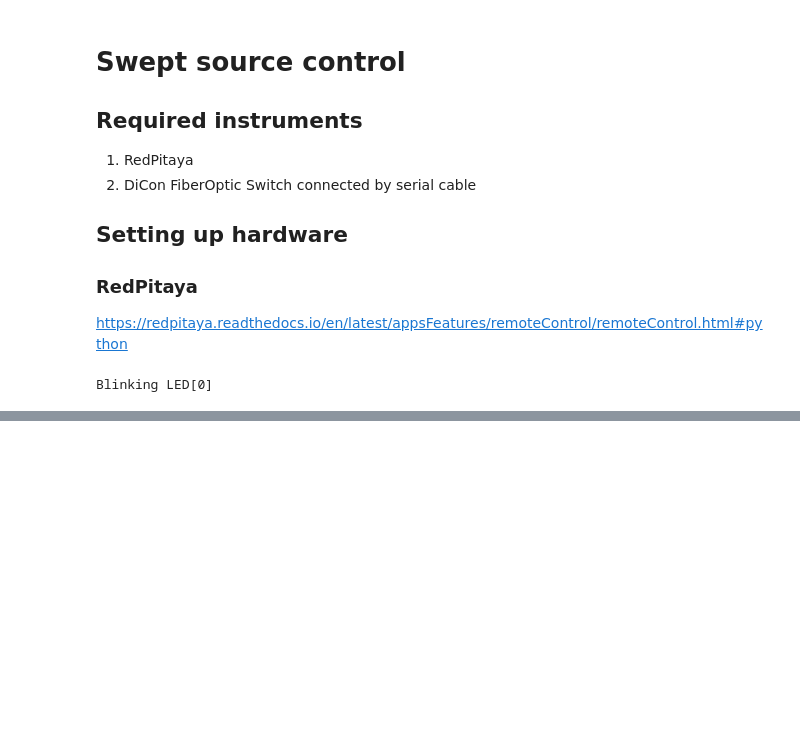
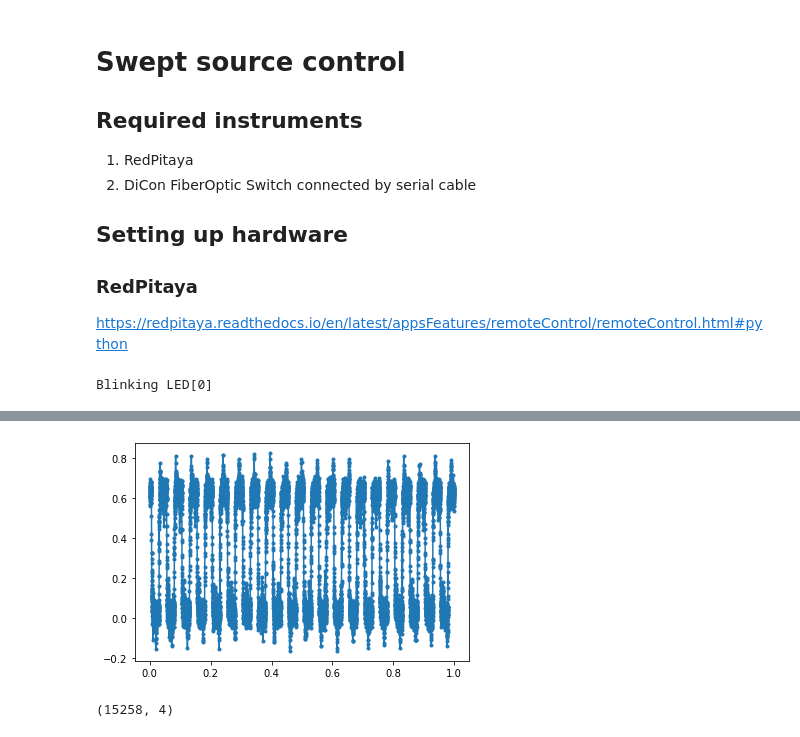
Before and after one commit to eauyehara/experiment_control, a Jupyter notebook: 422hub/lockin-detection.ipynb, the cells around one changed output, grey strips where cells are left out. Drawn from its saved outputs; the diff is of its cells as text; code cells hidden in the pictures; blank space fills up the shorter version.

```diff
--- a/422hub/lockin-detection.ipynb
+++ b/422hub/lockin-detection.ipynb
@@ -192 +208,13 @@ DC value = (120.30440945641958+0j)
 rp-f08358.local with IP 10.138.7.215 successfully disconnected
+# %%
+plt.figure()
+plt.plot(time,buff, '.-')
+plt.show()
+fname = '0.csv'
+data_out = np.vstack((time, buff, fft_raw, fft_demod_mag))
+print(data_out.T.shape)
+header = 'Time [s],'+'TD Raw data [V],' + 'FD Raw data,' + 'FD demodulated mag'
+np.savetxt('./output/'+fname, data_out.T, delimiter=',', header=header)
+# %% [output]
+[figure, added]
+(15258, 4)
```
Also changed, not shown: parts of 1 cell of this notebook, 1 other file.
